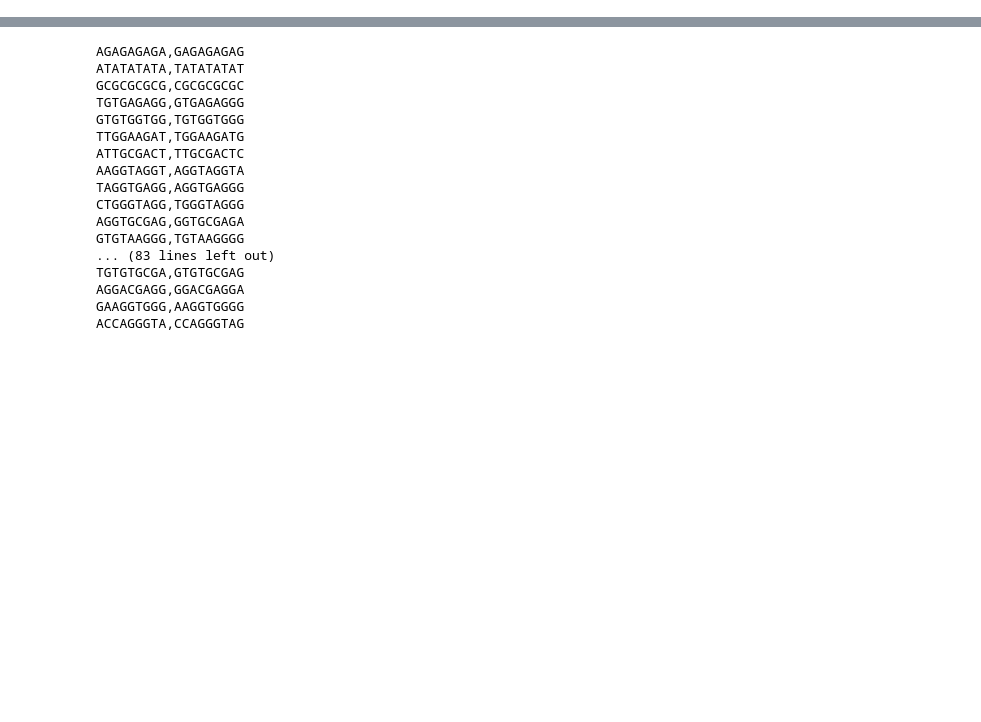
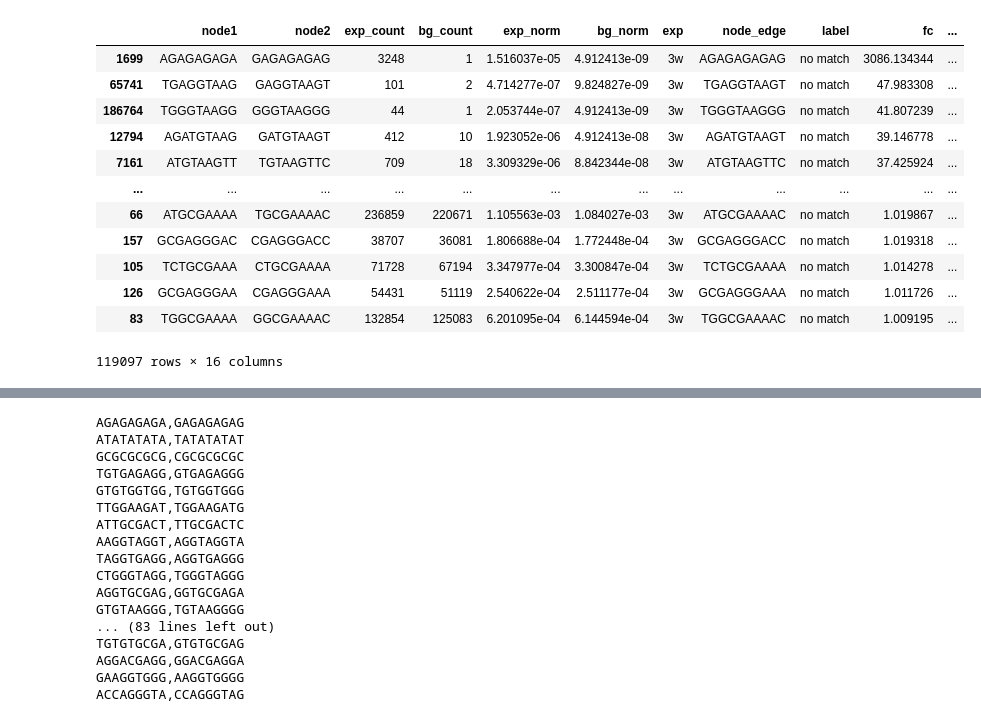
Before and after one commit to rachaelcox/deBruijn_graphs, a Jupyter notebook: notebooks/oligo_kmer_enrichment.ipynb, the cells around one changed output, grey strips where cells are left out. Cells and saved outputs as stored; diff of their text form; code cells hidden in the pictures; blank space fills up the shorter version.

```diff
--- a/notebooks/oligo_kmer_enrichment.ipynb
+++ b/notebooks/oligo_kmer_enrichment.ipynb
@@ -111,0 +162,16 @@ Total run time: 0.23 minutes.
+# %%
+df[df.apex_pval < 0.05]
+# %% [output]
+|  | node1 | node2 | exp_count | bg_count | exp_norm | bg_norm | exp | node_edge | label | fc | ... |
+| 1699 | AGAGAGAGA | GAGAGAGAG | 3248 | 1 | 1.516037e-05 | 4.912413e-09 | 3w | AGAGAGAGAG | no match | 3086.134344 | ... |
+| 65741 | TGAGGTAAG | GAGGTAAGT | 101 | 2 | 4.714277e-07 | 9.824827e-09 | 3w | TGAGGTAAGT | no match | 47.983308 | ... |
+| 186764 | TGGGTAAGG | GGGTAAGGG | 44 | 1 | 2.053744e-07 | 4.912413e-09 | 3w | TGGGTAAGGG | no match | 41.807239 | ... |
+| 12794 | AGATGTAAG | GATGTAAGT | 412 | 10 | 1.923052e-06 | 4.912413e-08 | 3w | AGATGTAAGT | no match | 39.146778 | ... |
+| 7161 | ATGTAAGTT | TGTAAGTTC | 709 | 18 | 3.309329e-06 | 8.842344e-08 | 3w | ATGTAAGTTC | no match | 37.425924 | ... |
+| ... | ... | ... | ... | ... | ... | ... | ... | ... | ... | ... | ... |
+| 66 | ATGCGAAAA | TGCGAAAAC | 236859 | 220671 | 1.105563e-03 | 1.084027e-03 | 3w | ATGCGAAAAC | no match | 1.019867 | ... |
+| 157 | GCGAGGGAC | CGAGGGACC | 38707 | 36081 | 1.806688e-04 | 1.772448e-04 | 3w | GCGAGGGACC | no match | 1.019318 | ... |
+| 105 | TCTGCGAAA | CTGCGAAAA | 71728 | 67194 | 3.347977e-04 | 3.300847e-04 | 3w | TCTGCGAAAA | no match | 1.014278 | ... |
+| 126 | GCGAGGGAA | CGAGGGAAA | 54431 | 51119 | 2.540622e-04 | 2.511177e-04 | 3w | GCGAGGGAAA | no match | 1.011726 | ... |
+| 83 | TGGCGAAAA | GGCGAAAAC | 132854 | 125083 | 6.201095e-04 | 6.144594e-04 | 3w | TGGCGAAAAC | no match | 1.009195 | ... |
+119097 rows × 16 columns
```
Also changed, not shown: parts of 15 cells of this notebook, 11 other files.
